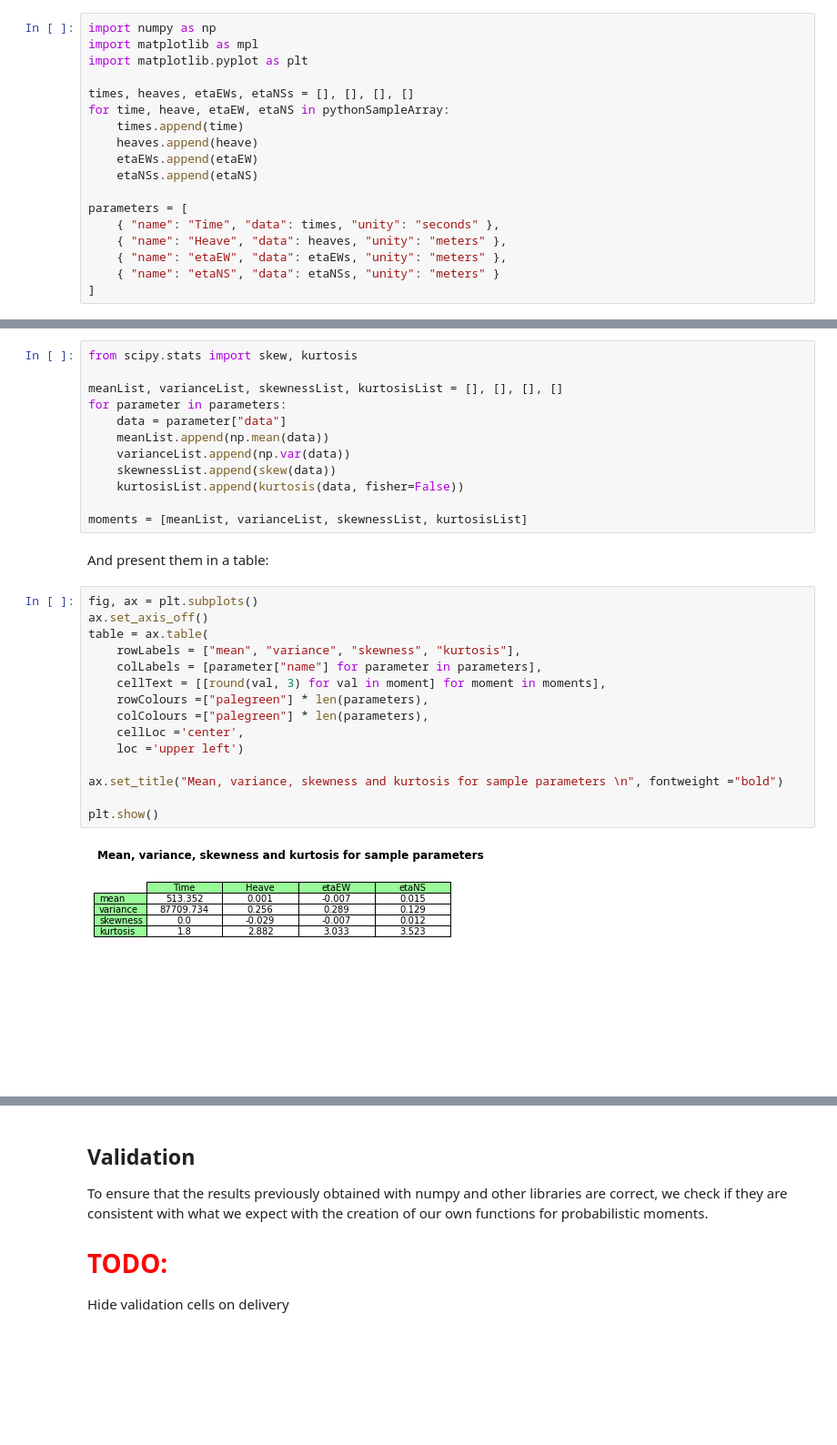
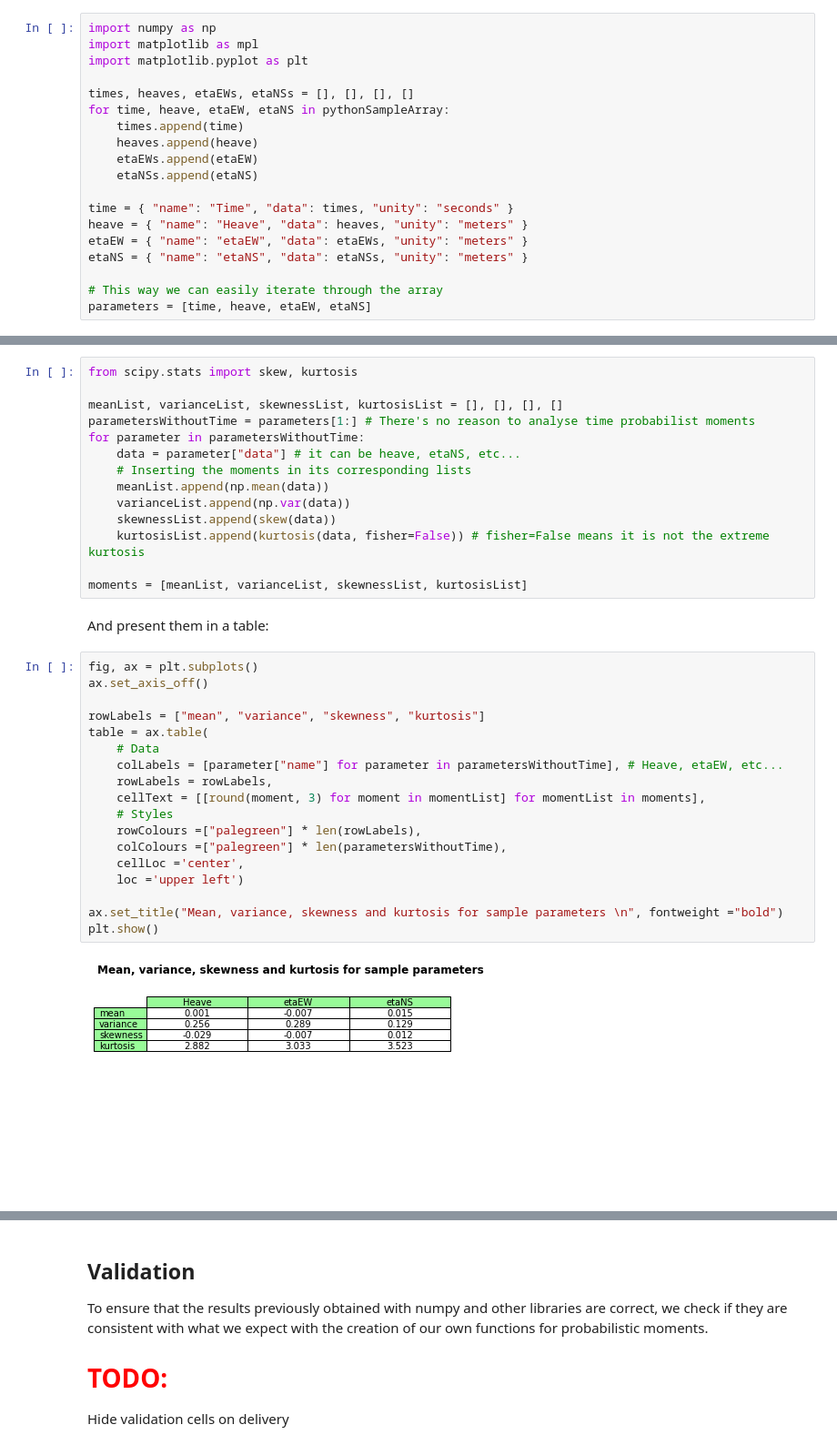
Before and after one commit to leonardolombardi07/MSW-Project1, a Jupyter notebook: Report.ipynb, the cells around one changed output, grey strips where cells are left out. Shown at 91% size. Saved outputs shown, nothing was run; the diff lists cells and outputs as text; blank space fills up the shorter version.

```diff
--- a/Report.ipynb
+++ b/Report.ipynb
@@ -70,9 +70,10 @@ for time, heave, etaEW, etaNS in pythonSampleArray:
     etaEWs.append(etaEW)
     etaNSs.append(etaNS)
 
-parameters = [
-    { "name": "Time", "data": times, "unity": "seconds" },
-    { "name": "Heave", "data": heaves, "unity": "meters" },
-    { "name": "etaEW", "data": etaEWs, "unity": "meters" },
-    { "name": "etaNS", "data": etaNSs, "unity": "meters" }
-]
+time = { "name": "Time", "data": times, "unity": "seconds" }
+heave = { "name": "Heave", "data": heaves, "unity": "meters" }
+etaEW = { "name": "etaEW", "data": etaEWs, "unity": "meters" }
+etaNS = { "name": "etaNS", "data": etaNSs, "unity": "meters" }
+
+# This way we can easily iterate through the array
+parameters = [time, heave, etaEW, etaNS]
@@ -105,12 +126,14 @@ Using these definitions, we can calculate the four moments for each parameter:
 from scipy.stats import skew, kurtosis
 
 meanList, varianceList, skewnessList, kurtosisList = [], [], [], []
-for parameter in parameters:
-    data = parameter["data"]
+parametersWithoutTime = parameters[1:] # There's no reason to analyse time probabilist moments
+for parameter in parametersWithoutTime:
+    data = parameter["data"] # it can be heave, etaNS, etc...
+    # Inserting the moments in its corresponding lists
     meanList.append(np.mean(data))
     varianceList.append(np.var(data))
     skewnessList.append(skew(data))
-    kurtosisList.append(kurtosis(data, fisher=False))
+    kurtosisList.append(kurtosis(data, fisher=False)) # fisher=False means it is not the extreme kurtosis
 
 moments = [meanList, varianceList, skewnessList, kurtosisList]
 # %% [markdown]
@@ -118,18 +141,21 @@ And present them in a table:
 # %%
 fig, ax = plt.subplots()
 ax.set_axis_off()
+
+rowLabels = ["mean", "variance", "skewness", "kurtosis"]
 table = ax.table(
-    rowLabels = ["mean", "variance", "skewness", "kurtosis"],
-    colLabels = [parameter["name"] for parameter in parameters],
-    cellText = [[round(val, 3) for val in moment] for moment in moments],
-    rowColours =["palegreen"] * len(parameters),
-    colColours =["palegreen"] * len(parameters),
+    # Data
+    colLabels = [parameter["name"] for parameter in parametersWithoutTime], # Heave, etaEW, etc...
+    rowLabels = rowLabels,
+    cellText = [[round(moment, 3) for moment in momentList] for momentList in moments],
+    # Styles
+    rowColours =["palegreen"] * len(rowLabels),
+    colColours =["palegreen"] * len(parametersWithoutTime),
     cellLoc ='center',
     loc ='upper left')
 
 ax.set_title("Mean, variance, skewness and kurtosis for sample parameters \n", fontweight ="bold")
-
 plt.show()
 # %% [output]
-[figure, old version]
+[figure, new version]
 # %% [markdown]
```
Also changed, not shown: parts of 24 cells of this notebook.
